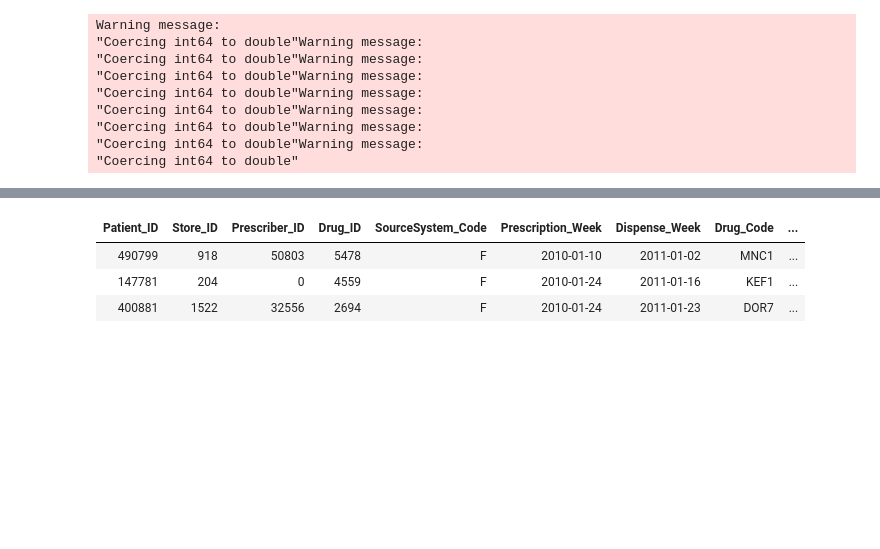
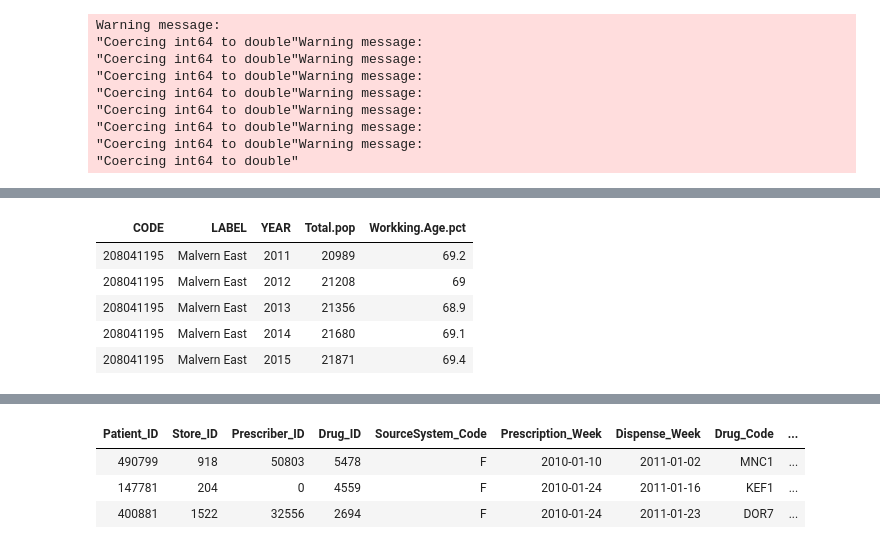
Before and after one commit to smstojanovic/iSel_MelbDatathon2017, a Jupyter notebook: steve/Antibiotic Strains by location.ipynb, the cells around one changed output, grey strips where cells are left out. Saved outputs shown, nothing was run; the diff lists cells and outputs as text; code cells hidden in the pictures; blank space fills up the shorter version.

```diff
--- a/steve/Antibiotic Strains by location.ipynb
+++ b/steve/Antibiotic Strains by location.ipynb
@@ -99,0 +134,9 @@ Information from URL : http://maps.googleapis.com/maps/api/geocode/json?address=
+# %%
+populations %>% filter(CODE == '208041195')
+# %% [output]
+| CODE | LABEL | YEAR | Total.pop | Workking.Age.pct |
+| 208041195 | Malvern East | 2011 | 20989 | 69.2 |
+| 208041195 | Malvern East | 2012 | 21208 | 69 |
+| 208041195 | Malvern East | 2013 | 21356 | 68.9 |
+| 208041195 | Malvern East | 2014 | 21680 | 69.1 |
+| 208041195 | Malvern East | 2015 | 21871 | 69.4 |
```
Also changed, not shown: parts of 12 cells of this notebook, 1 other file.
